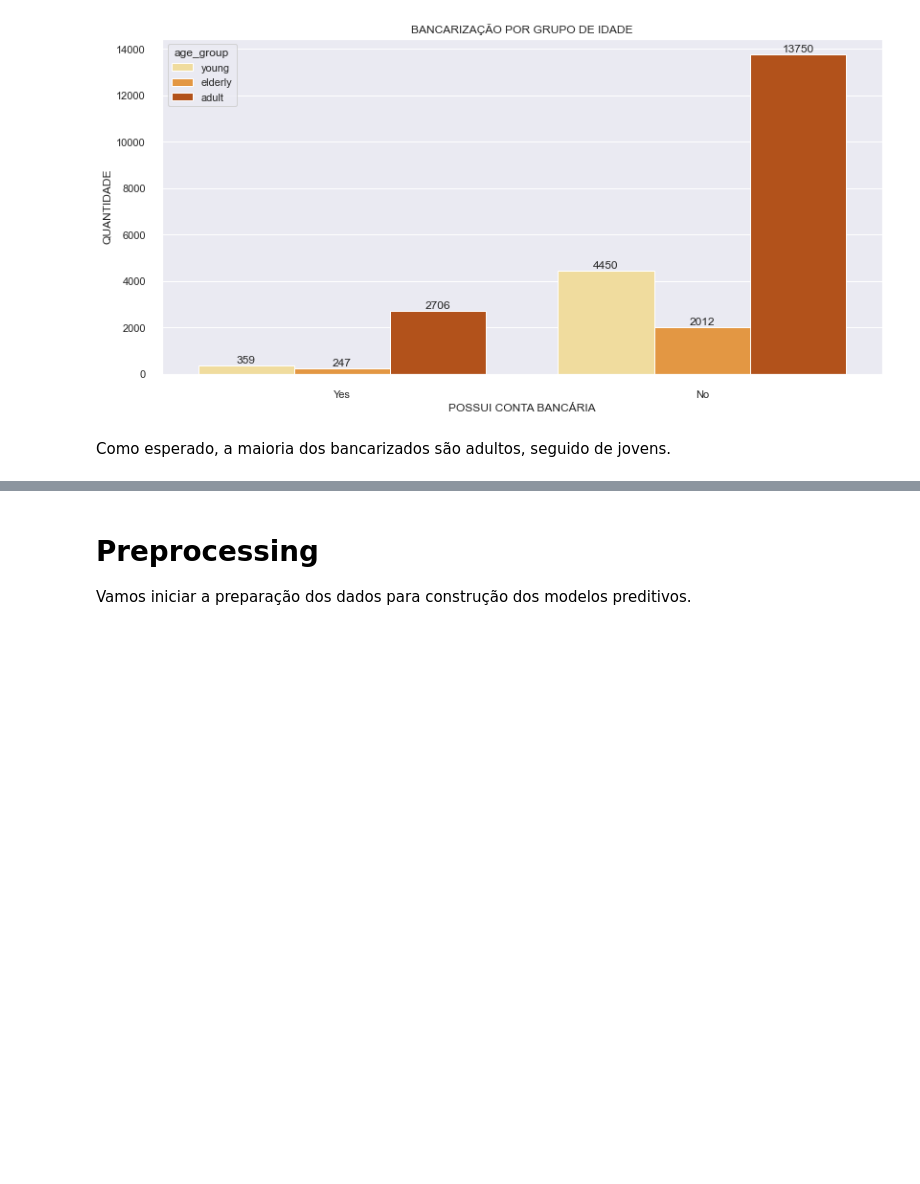
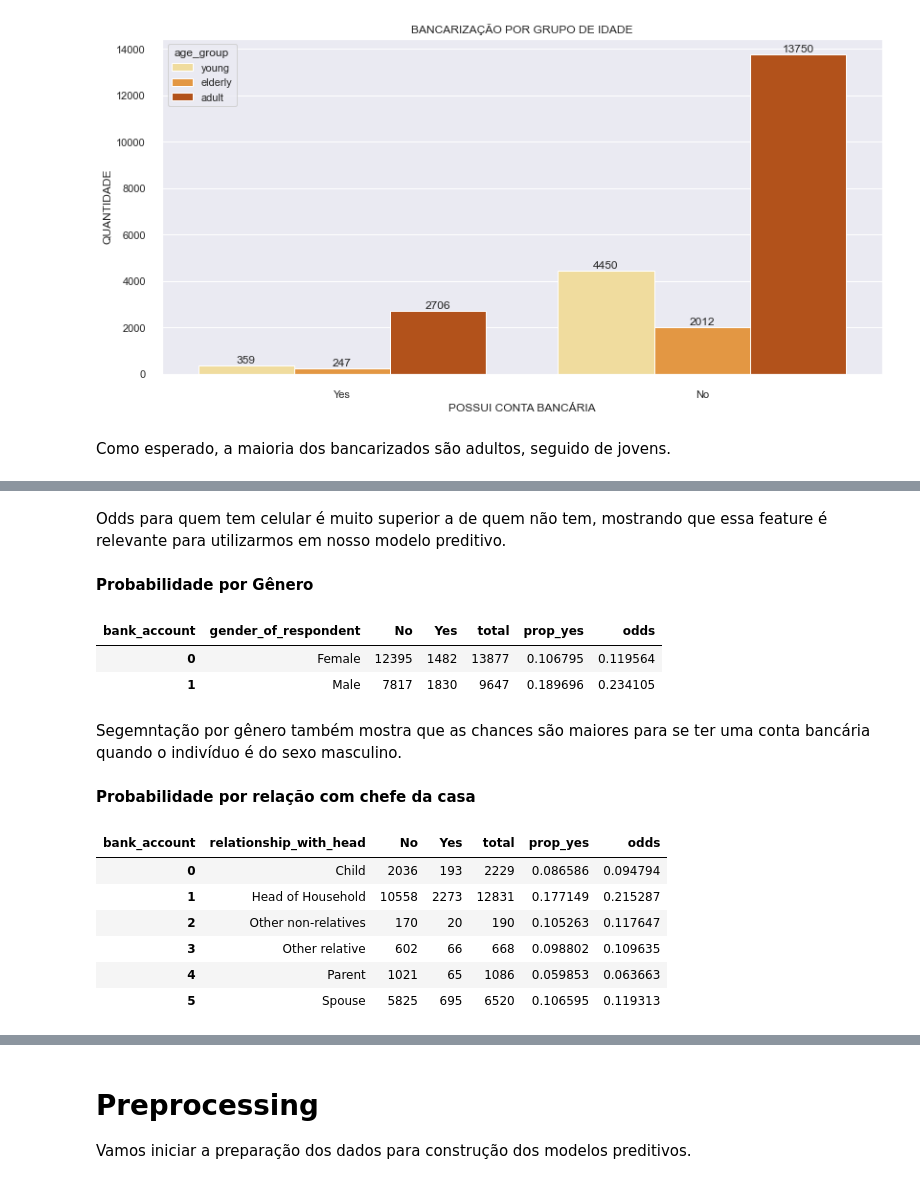
Before and after one commit to fabioismerim/financial_inclusion_africa, a Jupyter notebook: Financial_Inclusion_Africa.ipynb, the cells around one changed output, grey strips where cells are left out. Cells and saved outputs as stored; diff of their text form; code cells hidden in the pictures; blank space fills up the shorter version.

```diff
--- a/Financial_Inclusion_Africa.ipynb
+++ b/Financial_Inclusion_Africa.ipynb
@@ -604,0 +721,24 @@ Como esperado, a maioria dos bancarizados são adultos, seguido de jovens.
+# %% [markdown]
+Odds para quem tem celular é muito superior a de quem não tem, mostrando que essa feature é relevante para utilizarmos em nosso modelo preditivo.
+# %% [markdown]
+**Probabilidade por Gênero**
+# %%
+odds(df_copy,'gender_of_respondent', 'bank_account')
+# %% [output]
+| bank_account | gender_of_respondent | No | Yes | total | prop_yes | odds |
+| 0 | Female | 12395 | 1482 | 13877 | 0.106795 | 0.119564 |
+| 1 | Male | 7817 | 1830 | 9647 | 0.189696 | 0.234105 |
+# %% [markdown]
+Segemntação por gênero também mostra que as chances são maiores para se ter uma conta bancária quando o indivíduo é do sexo masculino.
+# %% [markdown]
+**Probabilidade por relação com chefe da casa**
+# %%
+odds(df_copy, 'relationship_with_head', 'bank_account')
+# %% [output]
+| bank_account | relationship_with_head | No | Yes | total | prop_yes | odds |
+| 0 | Child | 2036 | 193 | 2229 | 0.086586 | 0.094794 |
+| 1 | Head of Household | 10558 | 2273 | 12831 | 0.177149 | 0.215287 |
+| 2 | Other non-relatives | 170 | 20 | 190 | 0.105263 | 0.117647 |
+| 3 | Other relative | 602 | 66 | 668 | 0.098802 | 0.109635 |
+| 4 | Parent | 1021 | 65 | 1086 | 0.059853 | 0.063663 |
+| 5 | Spouse | 5825 | 695 | 6520 | 0.106595 | 0.119313 |
```
Also changed, not shown: parts of 61 cells of this notebook.
